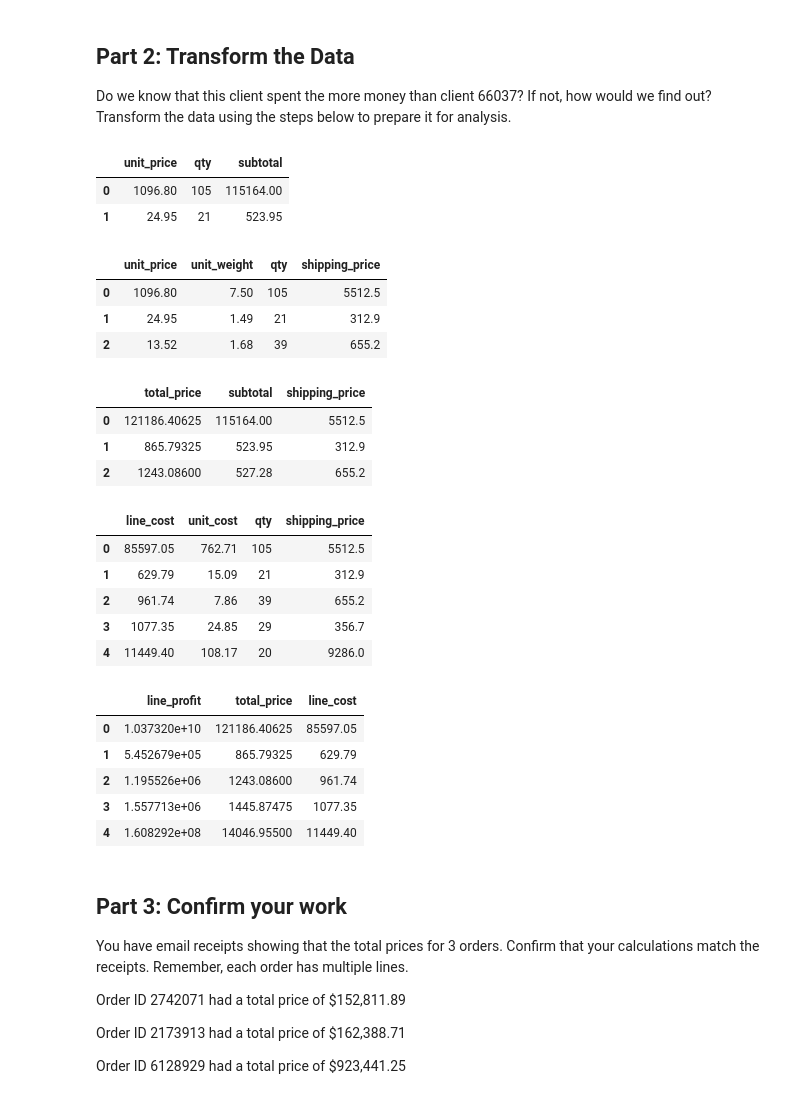
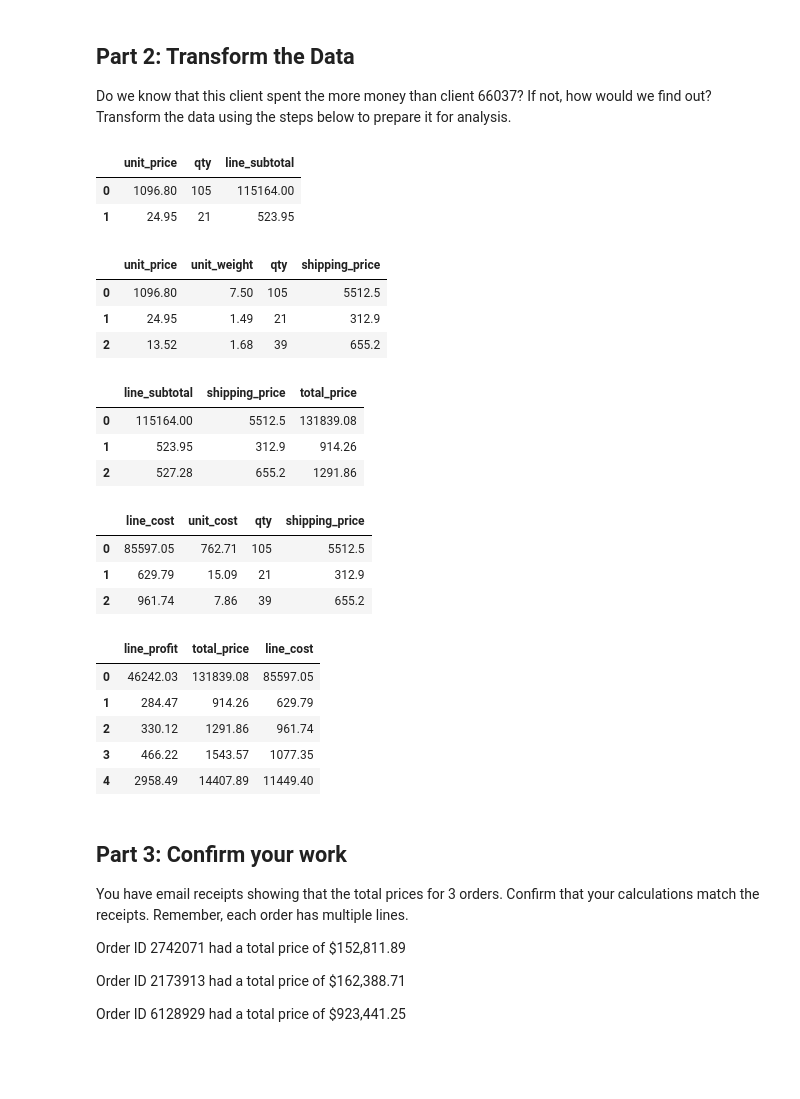
Before and after one commit to bmckimmy/pandas-challenge-1, a Jupyter notebook: Starter_Code (3)/Starter_Code/module_4_challenge.ipynb, the cells around one changed output. Drawn from its saved outputs; the diff is of its cells as text; code cells hidden in the pictures; blank space fills up the shorter version.

```diff
--- a/Starter_Code (3)/Starter_Code/module_4_challenge.ipynb
+++ b/Starter_Code (3)/Starter_Code/module_4_challenge.ipynb
@@ -96,11 +96,10 @@ Do we know that this client spent the more money than client 66037? If not, how
 # Create a column that calculates the
 # subtotal for each line using the unit_price
 # and the qty
-
-df['subtotal'] = df['unit_price'] * df['qty']
-df[['unit_price', 'qty', 'subtotal']].head(2)
+df['line_subtotal'] = df['unit_price'] * df['qty']
+df[['unit_price', 'qty', 'line_subtotal']].head(2)
 # %% [output]
-|  | unit_price | qty | subtotal |
+|  | unit_price | qty | line_subtotal |
 | 0 | 1096.80 | 105 | 115164.00 |
 | 1 | 24.95 | 21 | 523.95 |
 # %%
@@ -112,6 +111,8 @@ df[['unit_price', 'qty', 'subtotal']].head(2)
 def calculate_shipping_price(weight):
     if weight > 50:
         return weight * 7
+    elif weight == 50:
+        return weight * 7
     else:
         return weight * 10
 
@@ -125,15 +126,16 @@ df[['unit_price', 'unit_weight', 'qty', 'shipping_price']].head(3)
 # %%
 # Create a column for the total price
 # using the subtotal and the shipping price
 # along with a sales tax of 9.25%
 sales_tax_rate = 1.0925
-df['total_price'] = df['subtotal'] + (df['shipping_price'] * sales_tax_rate)
-df[['total_price', 'subtotal', 'shipping_price']].head(3)
+df['total_price'] = (df['line_subtotal'] + df['shipping_price']) * sales_tax_rate
+df['total_price'] = df['total_price'].round(2)
+df[['line_subtotal', 'shipping_price', 'total_price']].head(3)
 # %% [output]
-|  | total_price | subtotal | shipping_price |
-| 0 | 121186.40625 | 115164.00 | 5512.5 |
-| 1 | 865.79325 | 523.95 | 312.9 |
-| 2 | 1243.08600 | 527.28 | 655.2 |
+|  | line_subtotal | shipping_price | total_price |
+| 0 | 115164.00 | 5512.5 | 131839.08 |
+| 1 | 523.95 | 312.9 | 914.26 |
+| 2 | 527.28 | 655.2 | 1291.86 |
 # %%
 # Create a column for the cost
 # of each line using unit cost, qty, and
@@ -141,29 +143,24 @@ df[['total_price', 'subtotal', 'shipping_price']].head(3)
 # is exactly what is charged to the client).
 
 df['line_cost'] = df['unit_cost'] * df['qty'] + df['shipping_price']
-df[['line_cost', 'unit_cost', 'qty', 'shipping_price']].head()
+df[['line_cost', 'unit_cost', 'qty', 'shipping_price']].head(3)
 # %% [output]
 |  | line_cost | unit_cost | qty | shipping_price |
 | 0 | 85597.05 | 762.71 | 105 | 5512.5 |
 | 1 | 629.79 | 15.09 | 21 | 312.9 |
 | 2 | 961.74 | 7.86 | 39 | 655.2 |
-| 3 | 1077.35 | 24.85 | 29 | 356.7 |
-| 4 | 11449.40 | 108.17 | 20 | 9286.0 |
 # %%
 # Create a column for the profit of
 # each line using line cost and line price
-df['line_profit'] = df['total_price'] * df['line_cost']
+df['line_profit'] = df['total_price'] - df['line_cost']
 df[['line_profit', 'total_price', 'line_cost']].head()
-
-#line price - line cost
-#circle back to line price later
 # %% [output]
 |  | line_profit | total_price | line_cost |
-| 0 | 1.037320e+10 | 121186.40625 | 85597.05 |
-| 1 | 5.452679e+05 | 865.79325 | 629.79 |
-| 2 | 1.195526e+06 | 1243.08600 | 961.74 |
-| 3 | 1.557713e+06 | 1445.87475 | 1077.35 |
-| 4 | 1.608292e+08 | 14046.95500 | 11449.40 |
+| 0 | 46242.03 | 131839.08 | 85597.05 |
+| 1 | 284.47 | 914.26 | 629.79 |
+| 2 | 330.12 | 1291.86 | 961.74 |
+| 3 | 466.22 | 1543.57 | 1077.35 |
+| 4 | 2958.49 | 14407.89 | 11449.40 |
 # %% [markdown]
 ## Part 3: Confirm your work
 You have email receipts showing that the total prices for 3 orders. Confirm that your calculations match the receipts. Remember, each order has multiple lines.
```
Also changed, not shown: parts of 5 cells of this notebook.
